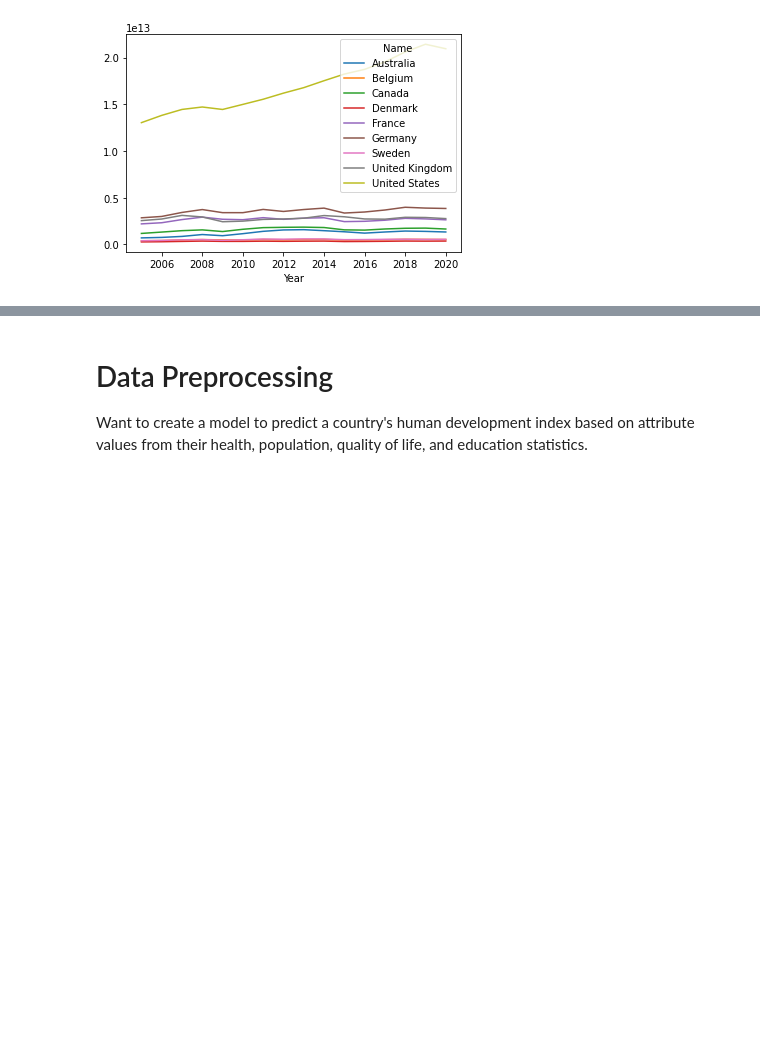
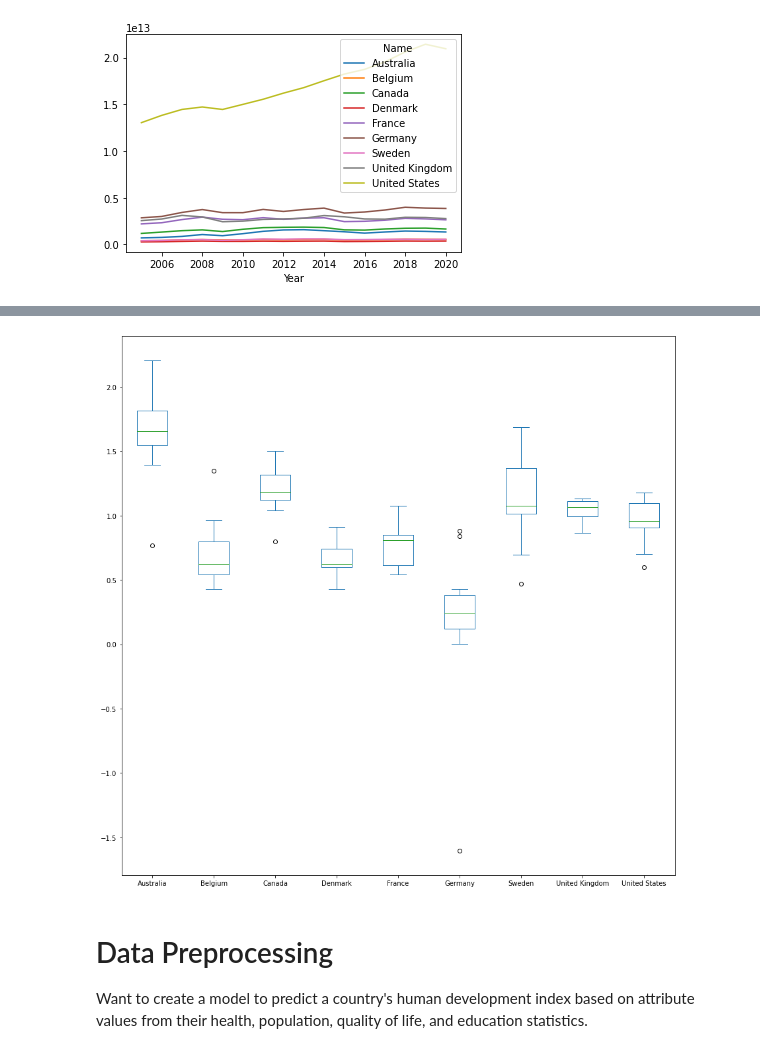
Before and after one commit to daviddsouza2000/data-science-winter2022, a Jupyter notebook: data_summarization.ipynb, the cells around one changed output, grey strips where cells are left out. Saved outputs shown, nothing was run; the diff lists cells and outputs as text; code cells hidden in the pictures; blank space fills up the shorter version.

```diff
--- a/data_summarization.ipynb
+++ b/data_summarization.ipynb
@@ -33,3 +72,16 @@ plt.show()
+# %%
+population_df = pd.read_csv("./output/population.csv")
+# %%
+main_df = pd.merge(main_df, population_df, left_on="PopulationKey", right_on="PopulationKey")
+# %%
+main_df["Urban population growth (annual %)"] = pd.to_numeric(main_df["Urban population growth (annual %)"])
+# %%
+upg_df = main_df.pivot(index="Year", columns="Name", values="Urban population growth (annual %)")
+# %%
+upg_df.plot.box(figsize=(15,15))
+plt.show()
+# %% [output]
+[figure, added]
 # %% [markdown]
 # Data Preprocessing
 Want to create a model to predict a country's human development index based on attribute values from their health, population, quality of life, and education statistics.
```
Also changed, not shown: parts of 26 cells of this notebook, 9 other files.
